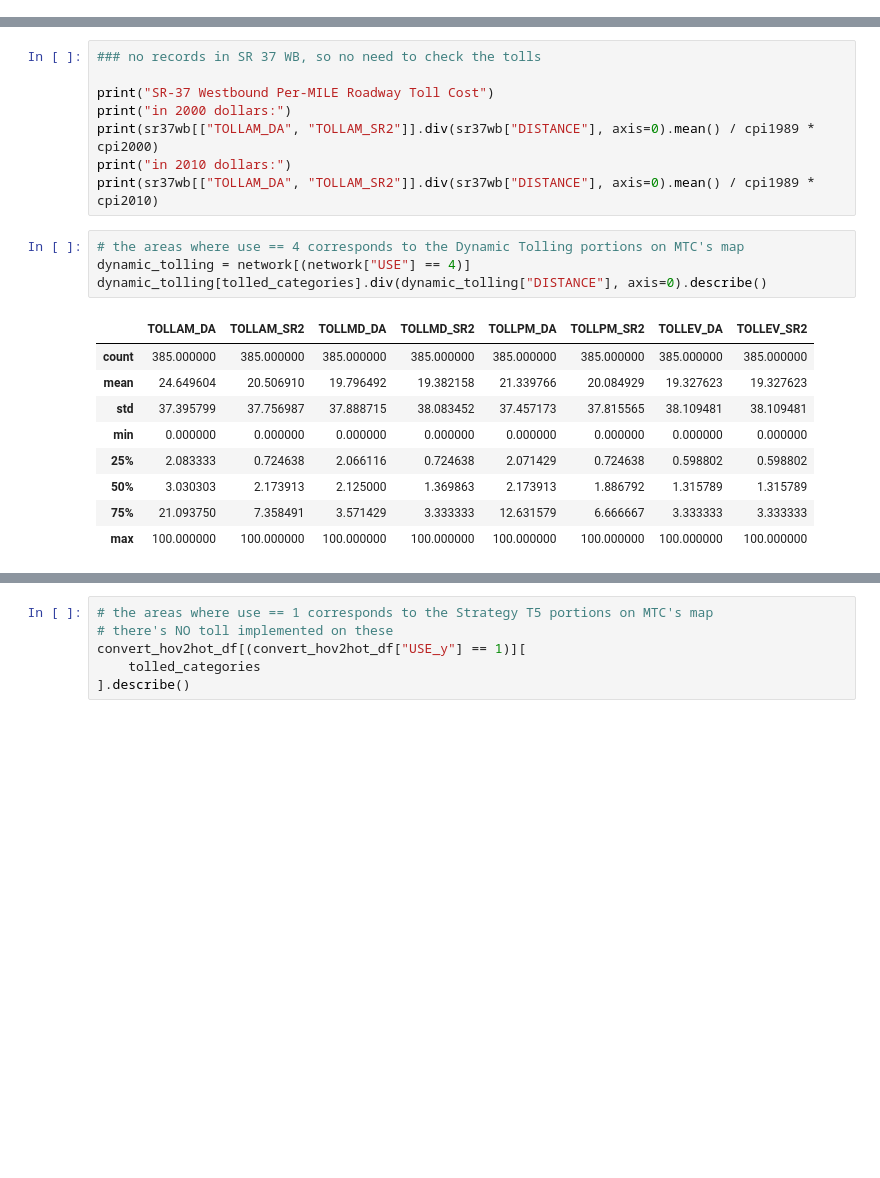
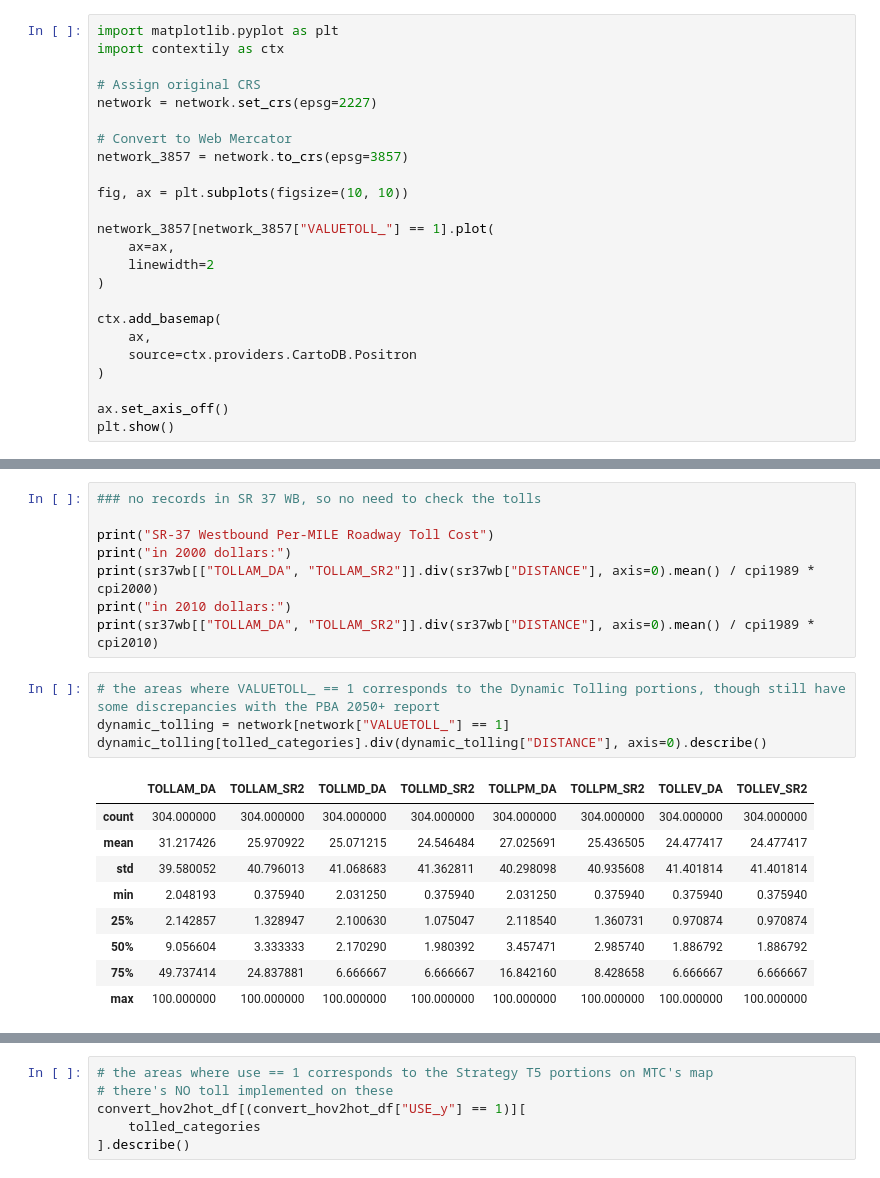
Before and after one commit to sfcta/champ-postprocess, a Jupyter notebook: mtc_model_consistency/pricing_per_mile_toll.ipynb, the cells around one changed output, grey strips where cells are left out. Saved outputs shown, nothing was run; the diff lists cells and outputs as text; blank space fills up the shorter version.

```diff
--- a/mtc_model_consistency/pricing_per_mile_toll.ipynb
+++ b/mtc_model_consistency/pricing_per_mile_toll.ipynb
@@ -44,0 +40,24 @@ network[network["USE"]==4].plot(column="USE", categorical=True, legend=True)
+# %%
+import matplotlib.pyplot as plt
+import contextily as ctx
+
+# Assign original CRS
+network = network.set_crs(epsg=2227)
+
+# Convert to Web Mercator
+network_3857 = network.to_crs(epsg=3857)
+
+fig, ax = plt.subplots(figsize=(10, 10))
+
+network_3857[network_3857["VALUETOLL_"] == 1].plot(
+    ax=ax,
+    linewidth=2
+)
+
+ctx.add_basemap(
+    ax,
+    source=ctx.providers.CartoDB.Positron
+)
+
+ax.set_axis_off()
+plt.show()
@@ -75,18 +96,18 @@ print(sr37wb[["TOLLAM_DA", "TOLLAM_SR2"]].div(sr37wb["DISTANCE"], axis=0).mean()
 print("in 2010 dollars:")
 print(sr37wb[["TOLLAM_DA", "TOLLAM_SR2"]].div(sr37wb["DISTANCE"], axis=0).mean() / cpi1989 * cpi2010)
 # %%
-# the areas where use == 4 corresponds to the Dynamic Tolling portions on MTC's map
-dynamic_tolling = network[(network["USE"] == 4)]
+# the areas where VALUETOLL_ == 1 corresponds to the Dynamic Tolling portions, though still have some discrepancies with the PBA 2050+ report
+dynamic_tolling = network[network["VALUETOLL_"] == 1]
 dynamic_tolling[tolled_categories].div(dynamic_tolling["DISTANCE"], axis=0).describe()
 # %% [output]
 |  | TOLLAM_DA | TOLLAM_SR2 | TOLLMD_DA | TOLLMD_SR2 | TOLLPM_DA | TOLLPM_SR2 | TOLLEV_DA | TOLLEV_SR2 |
-| count | 385.000000 | 385.000000 | 385.000000 | 385.000000 | 385.000000 | 385.000000 | 385.000000 | 385.000000 |
-| mean | 24.649604 | 20.506910 | 19.796492 | 19.382158 | 21.339766 | 20.084929 | 19.327623 | 19.327623 |
-| std | 37.395799 | 37.756987 | 37.888715 | 38.083452 | 37.457173 | 37.815565 | 38.109481 | 38.109481 |
-| min | 0.000000 | 0.000000 | 0.000000 | 0.000000 | 0.000000 | 0.000000 | 0.000000 | 0.000000 |
-| 25% | 2.083333 | 0.724638 | 2.066116 | 0.724638 | 2.071429 | 0.724638 | 0.598802 | 0.598802 |
-| 50% | 3.030303 | 2.173913 | 2.125000 | 1.369863 | 2.173913 | 1.886792 | 1.315789 | 1.315789 |
-| 75% | 21.093750 | 7.358491 | 3.571429 | 3.333333 | 12.631579 | 6.666667 | 3.333333 | 3.333333 |
+| count | 304.000000 | 304.000000 | 304.000000 | 304.000000 | 304.000000 | 304.000000 | 304.000000 | 304.000000 |
+| mean | 31.217426 | 25.970922 | 25.071215 | 24.546484 | 27.025691 | 25.436505 | 24.477417 | 24.477417 |
+| std | 39.580052 | 40.796013 | 41.068683 | 41.362811 | 40.298098 | 40.935608 | 41.401814 | 41.401814 |
+| min | 2.048193 | 0.375940 | 2.031250 | 0.375940 | 2.031250 | 0.375940 | 0.375940 | 0.375940 |
+| 25% | 2.142857 | 1.328947 | 2.100630 | 1.075047 | 2.118540 | 1.360731 | 0.970874 | 0.970874 |
+| 50% | 9.056604 | 3.333333 | 2.170290 | 1.980392 | 3.457471 | 2.985740 | 1.886792 | 1.886792 |
+| 75% | 49.737414 | 24.837881 | 6.666667 | 6.666667 | 16.842160 | 8.428658 | 6.666667 | 6.666667 |
 | max | 100.000000 | 100.000000 | 100.000000 | 100.000000 | 100.000000 | 100.000000 | 100.000000 | 100.000000 |
 # %%
 print("dynamic tolling max (for both DA and SR2) = 100 in 1989 dollars")
```
Also changed, not shown: parts of 3 cells of this notebook, 2 other files.
